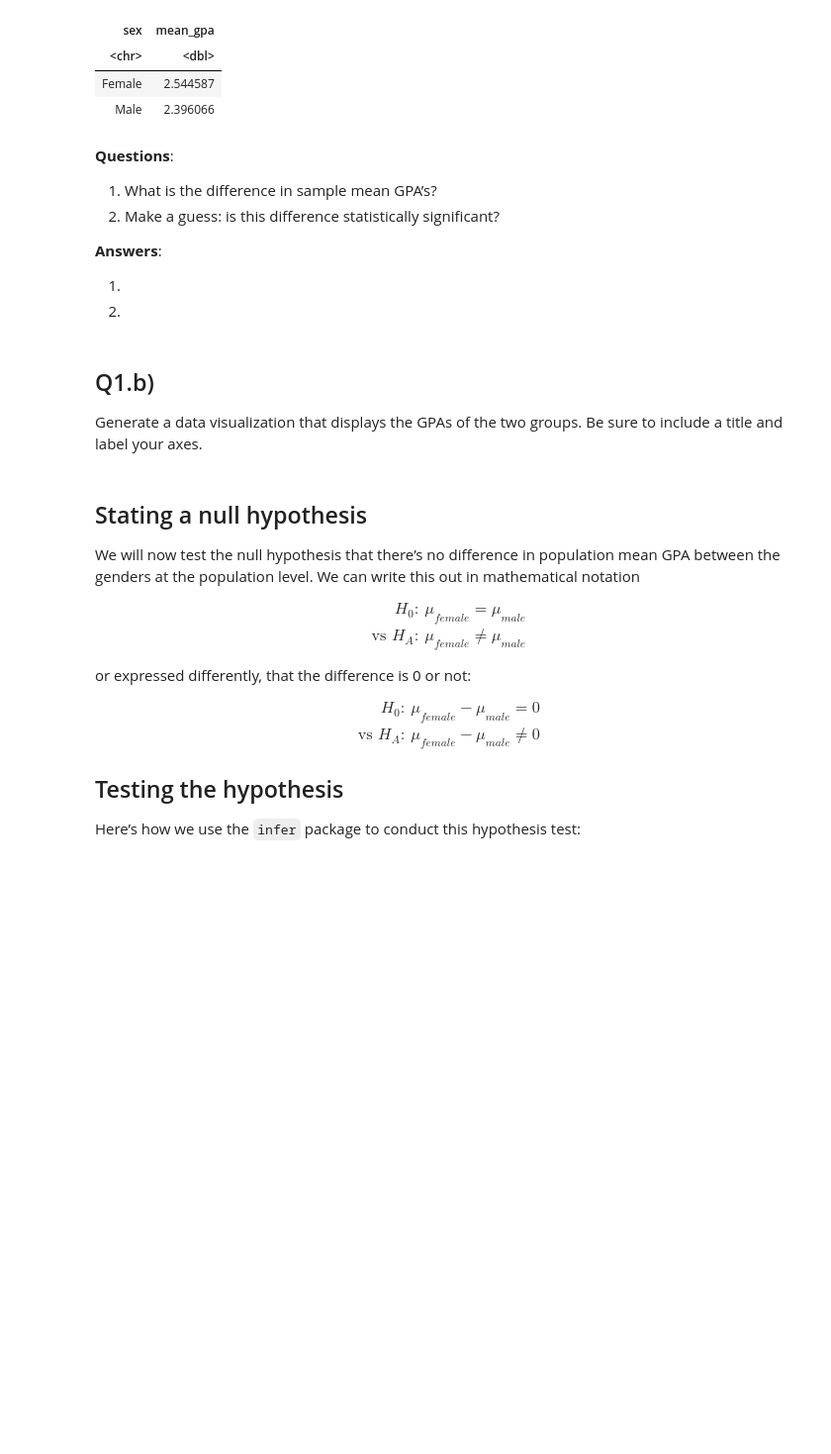
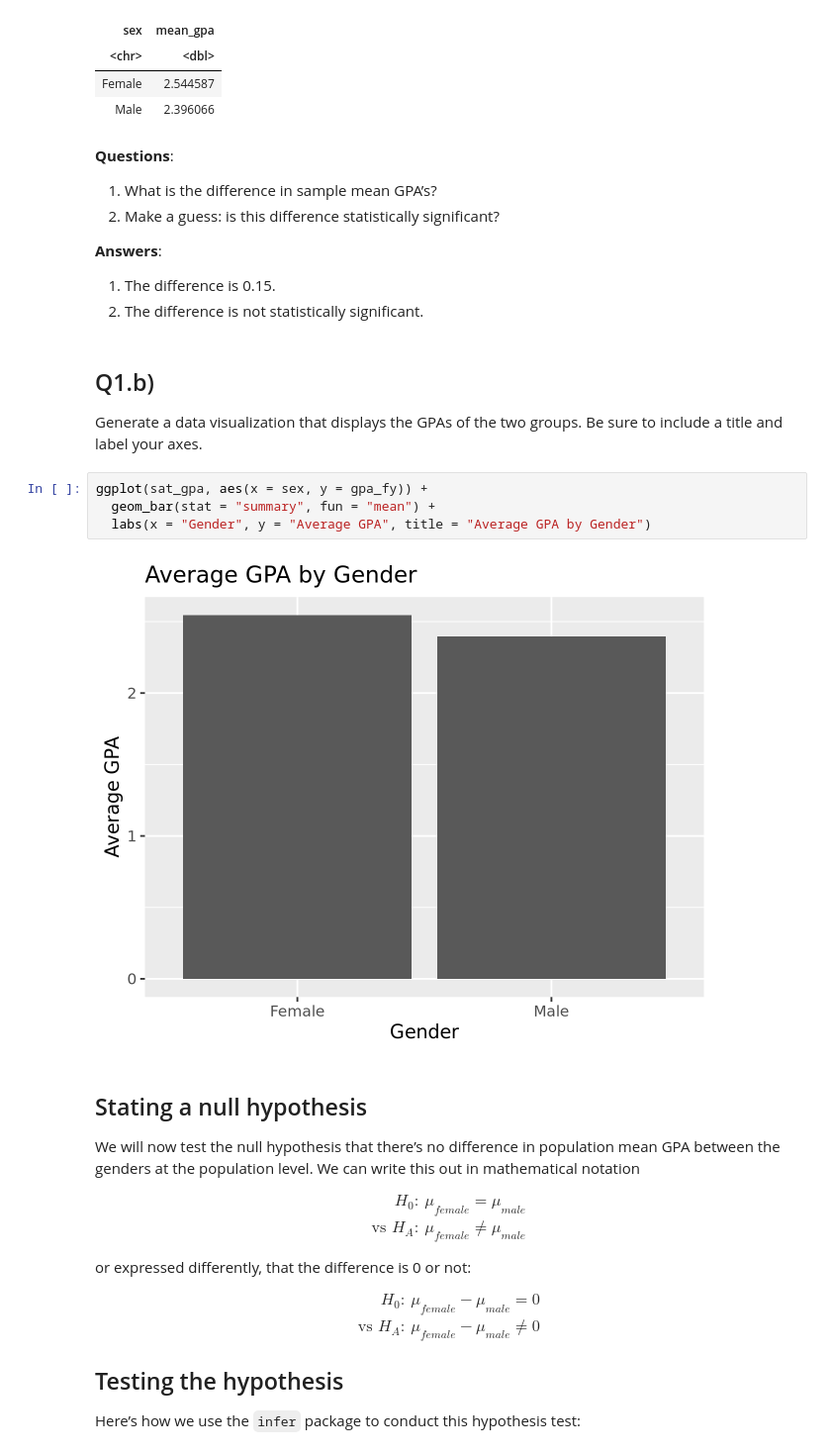
Before and after one commit to kaival1524/a08, a Jupyter notebook: assignment9.ipynb, the cells around one changed output. Shown at 99% size. Drawn from its saved outputs; the diff is of its cells as text; blank space fills up the shorter version.

Commit message:
plot done

```diff
--- a/assignment9.ipynb
+++ b/assignment9.ipynb
@@ -82,13 +82,19 @@ A tibble: 2 × 2
 
 **Answers**:
 
-1.
-2.
+1.  The difference is 0.15.
+2.  The difference is not statistically significant.
 # %% [markdown]
 ## Q1.b)
 
 Generate a data visualization that displays the GPAs of the two groups.
 Be sure to include a title and label your axes.
+# %%
+ggplot(sat_gpa, aes(x = sex, y = gpa_fy)) +
+  geom_bar(stat = "summary", fun = "mean") +
+  labs(x = "Gender", y = "Average GPA", title = "Average GPA by Gender")
+# %% [output]
+[figure, added]
 # %% [markdown]
 ## Stating a null hypothesis
 
```
